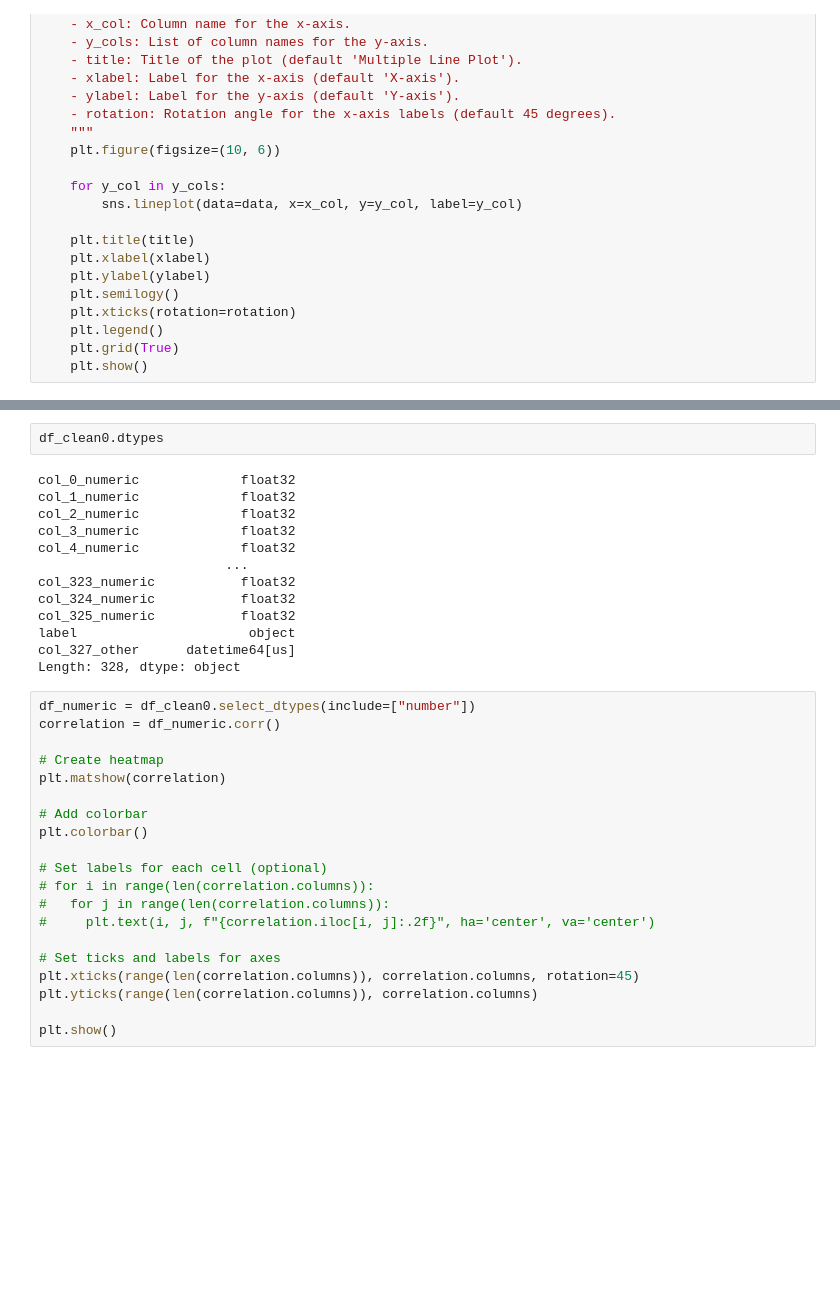
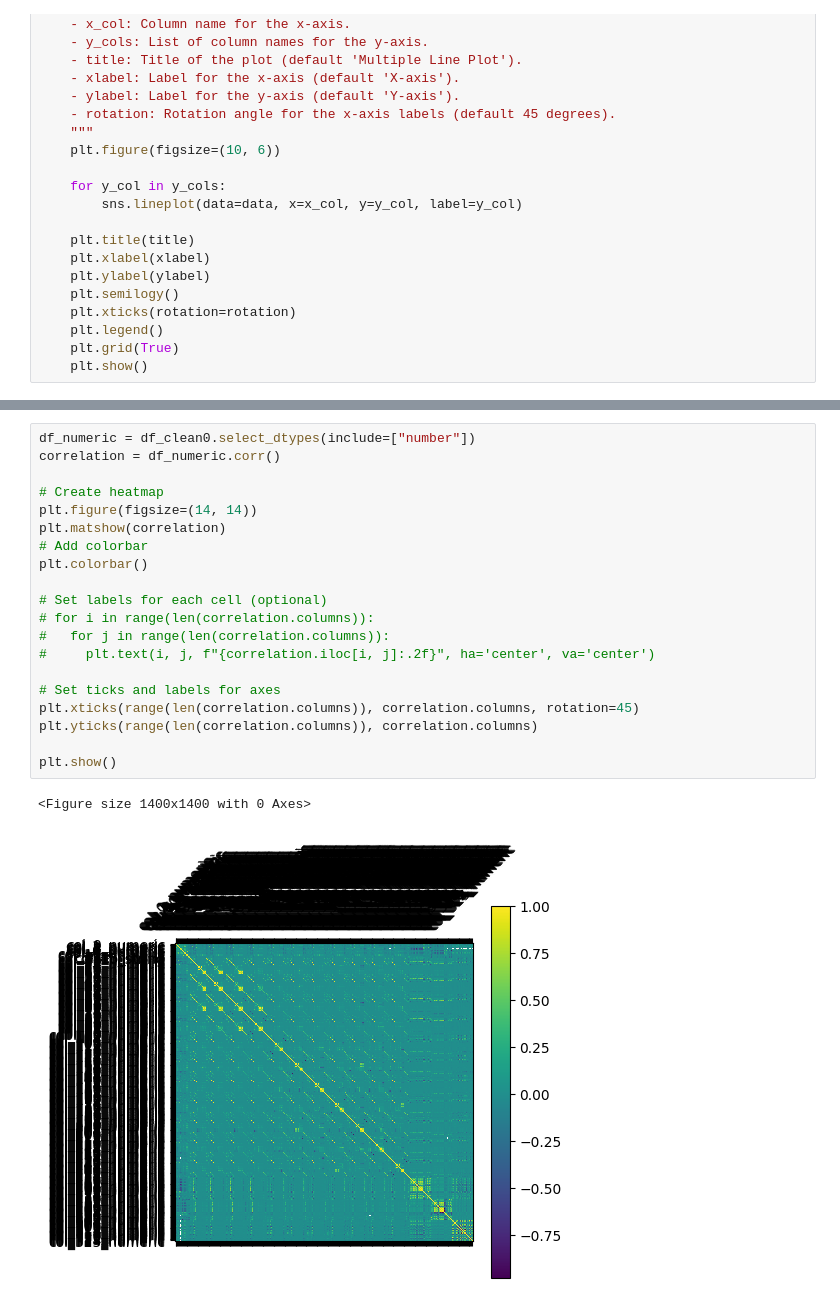
Before and after one commit to indremontvilaite/ml_project, a Jupyter notebook: EDA.ipynb, the cells around one changed output, grey strips where cells are left out. Cells and saved outputs as stored; diff of their text form; blank space fills up the shorter version.

```diff
--- a/EDA.ipynb
+++ b/EDA.ipynb
@@ -191,35 +201,23 @@ plot_multiple_lines(
-# %%
-df_clean0.dtypes
-# %% [output]
-col_0_numeric             float32
-col_1_numeric             float32
-col_2_numeric             float32
-col_3_numeric             float32
-col_4_numeric             float32
-                        ...
-col_323_numeric           float32
-col_324_numeric           float32
-col_325_numeric           float32
-label                      object
-col_327_other      datetime64[us]
-Length: 328, dtype: object
 # %%
 df_numeric = df_clean0.select_dtypes(include=["number"])
 correlation = df_numeric.corr()
 
 # Create heatmap
+plt.figure(figsize=(14, 14))
 plt.matshow(correlation)
-
 # Add colorbar
 plt.colorbar()
 
 # Set labels for each cell (optional)
 # for i in range(len(correlation.columns)):
 #   for j in range(len(correlation.columns)):
 #     plt.text(i, j, f"{correlation.iloc[i, j]:.2f}", ha='center', va='center')
 
 # Set ticks and labels for axes
 plt.xticks(range(len(correlation.columns)), correlation.columns, rotation=45)
 plt.yticks(range(len(correlation.columns)), correlation.columns)
 
 plt.show()
+# %% [output]
+<Figure size 1400x1400 with 0 Axes>
+[figure, added]
```
Also changed, not shown: parts of 17 cells of this notebook, 3 other files.
